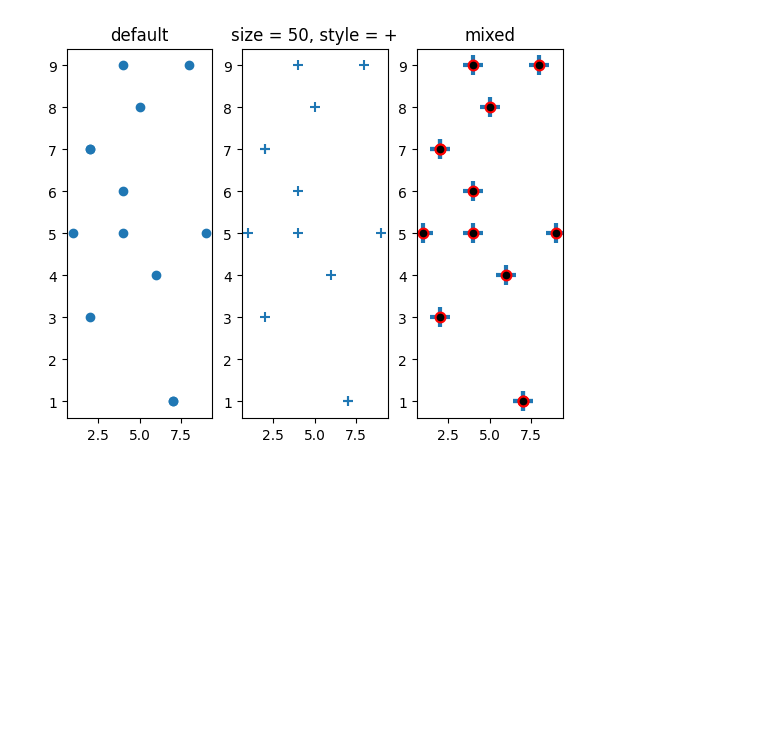
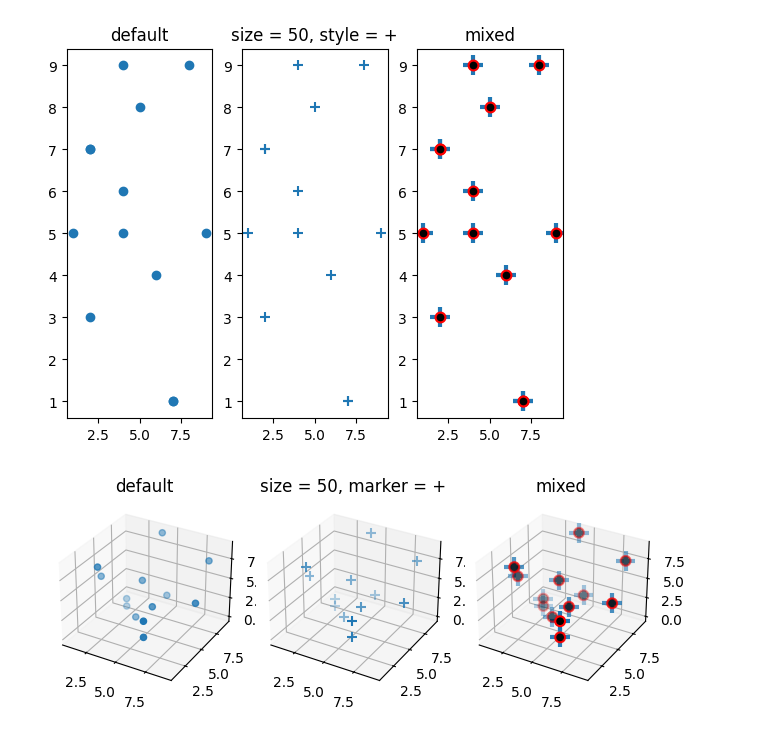
Before and after one commit to bytesbyt/ds_data_visualisation, a Jupyter notebook: data_vis_playground.ipynb, the cells around one changed output. Drawn from its saved outputs; the diff is of its cells as text; code cells hidden in the pictures; blank space fills up the shorter version.

Commit message:
add 3d shape

```diff
--- a/data_vis_playground.ipynb
+++ b/data_vis_playground.ipynb
@@ -140,3 +140,23 @@ ax[2].set_title('mixed')
 # %% [output]
 Text(0.5, 1.0, 'mixed')
 [figure]
+# %%
+# 3d shape
+z = np.array([0,1,4,3,5,1,2,5,7,5,9,8,5])
+fig = plt.figure()
+ax = np.array([fig.add_subplot(1,3,1, projection = '3d'),
+               fig.add_subplot(1,3,2, projection = '3d'),
+               fig.add_subplot(1,3,3, projection = '3d')])
+
+ax[0].scatter(x, y, z)
+ax[0].set_title('default')
+ax[1].scatter(x, y, z, s= 50, marker = '+')
+ax[1].set_title('size = 50, marker = +')
+crossess1 = ax[2].scatter(x, y, z, s=200, marker = '+', linewidth = 3)
+bullets1 = ax[2].scatter(x, y, z, s=50, marker = 'o', color = 'black')
+bullets1.set_edgecolor('red')
+bullets1.set_linewidth(1.5)
+ax[2].set_title('mixed')
+plt.tight_layout()
+# %% [output]
+[figure, added]
```
